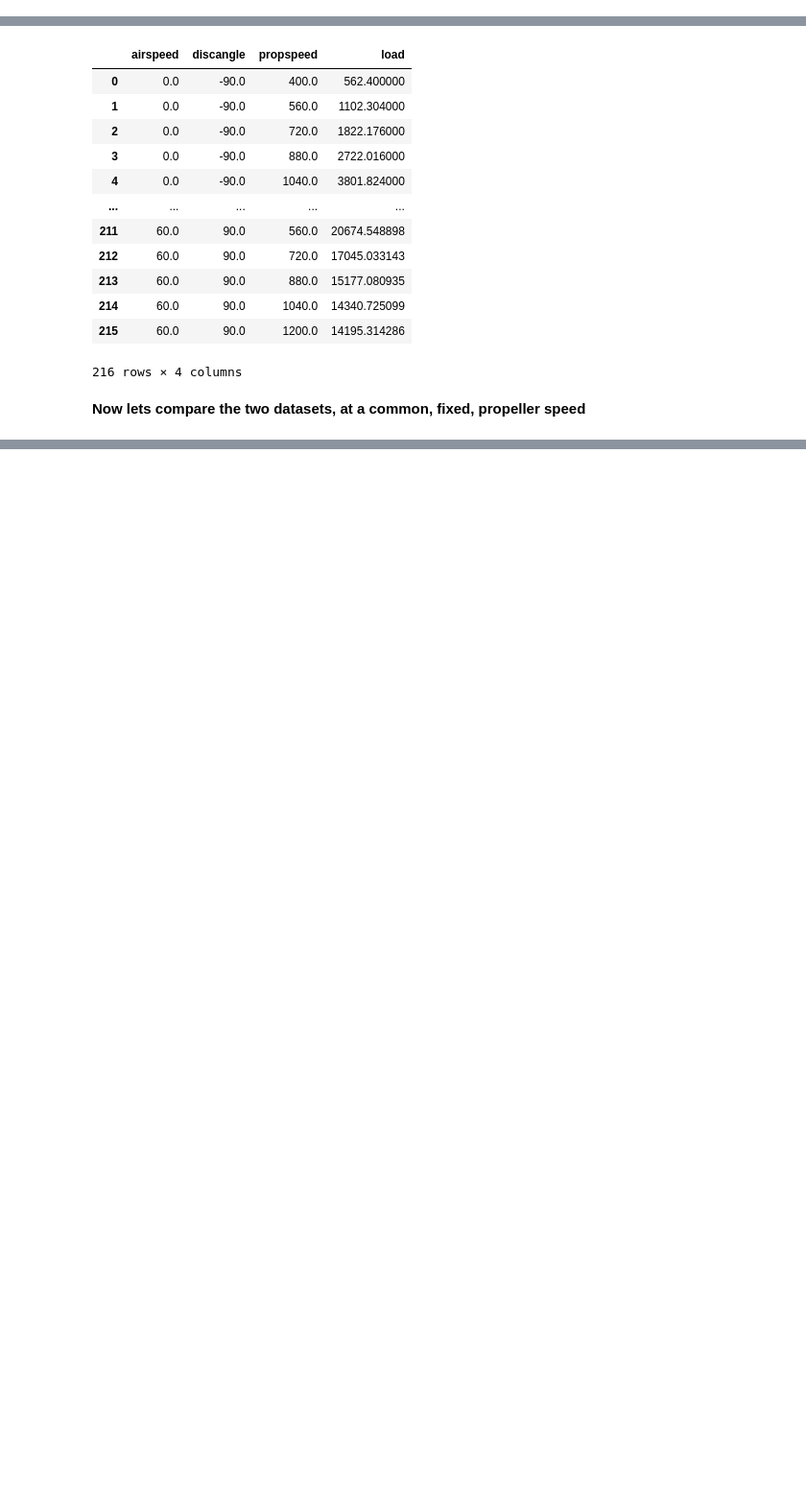
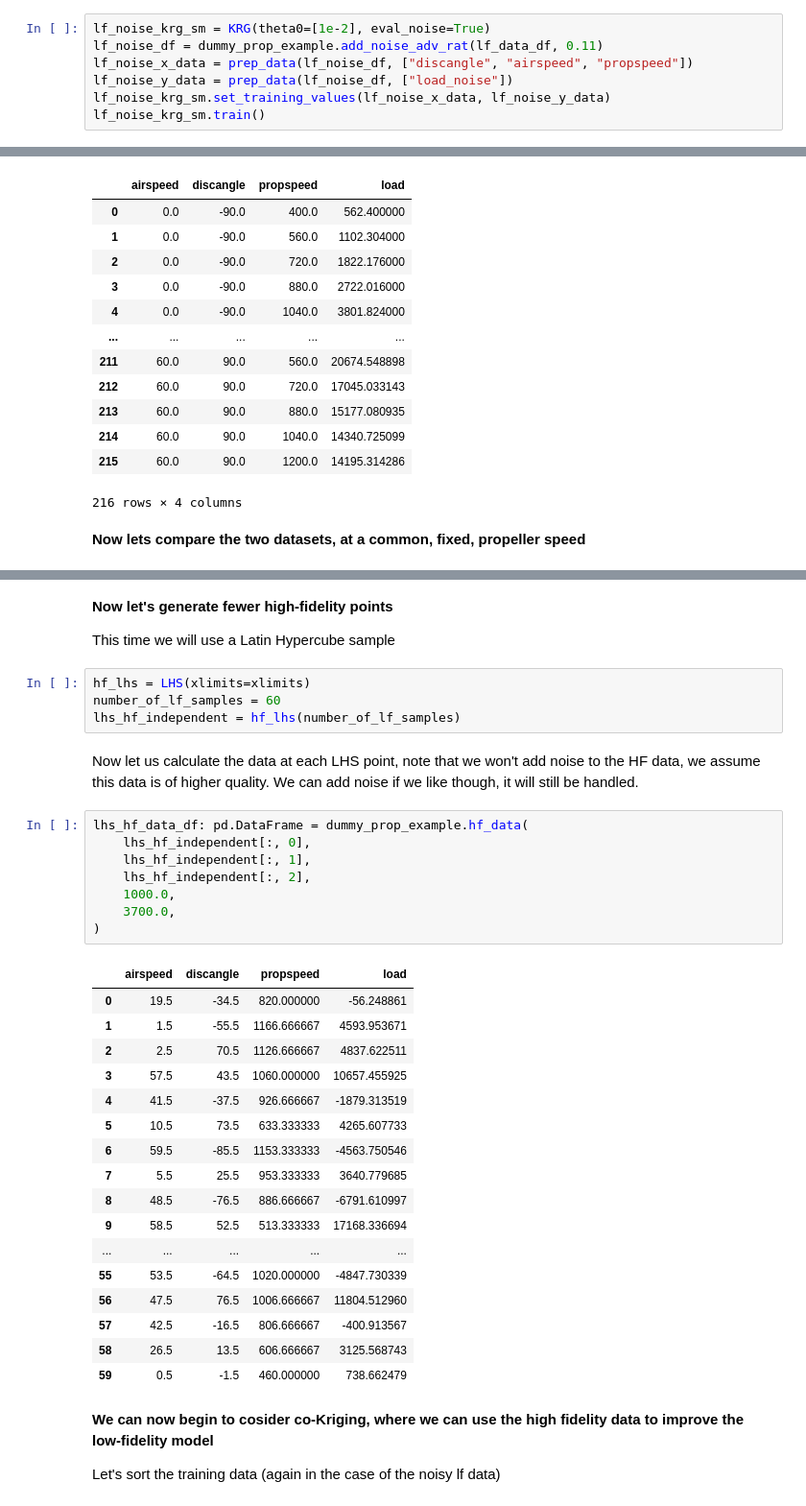
Before and after one commit to willjrh/unipy, a Jupyter notebook: example_problems/run_dummy_prop.ipynb, the cells around one changed output, grey strips where cells are left out. Shown at 96% size. Saved outputs shown, nothing was run; the diff lists cells and outputs as text; blank space fills up the shorter version.

Commit message:
Add co-Kriging prop example

```diff
--- a/example_problems/run_dummy_prop.ipynb
+++ b/example_problems/run_dummy_prop.ipynb
@@ -256,0 +285,7 @@ Although it should be noted that the variance is likely down to the sampling use
+# %%
+lf_noise_krg_sm = KRG(theta0=[1e-2], eval_noise=True)
+lf_noise_df = dummy_prop_example.add_noise_adv_rat(lf_data_df, 0.11)
+lf_noise_x_data = prep_data(lf_noise_df, ["discangle", "airspeed", "propspeed"])
+lf_noise_y_data = prep_data(lf_noise_df, ["load_noise"])
+lf_noise_krg_sm.set_training_values(lf_noise_x_data, lf_noise_y_data)
+lf_noise_krg_sm.train()
@@ -323,0 +437,40 @@ fig.update_layout(
+# %% [markdown]
+**Now let's generate fewer high-fidelity points**
+
+This time we will use a Latin Hypercube sample
+# %%
+hf_lhs = LHS(xlimits=xlimits)
+number_of_lf_samples = 60
+lhs_hf_independent = hf_lhs(number_of_lf_samples)
+# %% [markdown]
+Now let us calculate the data at each LHS point, note that we won't add noise to the HF data, we assume this data is of higher quality. We can add noise if we like though, it will still be handled.
+# %%
+lhs_hf_data_df: pd.DataFrame = dummy_prop_example.hf_data(
+    lhs_hf_independent[:, 0],
+    lhs_hf_independent[:, 1],
+    lhs_hf_independent[:, 2],
+    1000.0,
+    3700.0,
+)
+# %% [output]
+|  | airspeed | discangle | propspeed | load |
+| 0 | 19.5 | -34.5 | 820.000000 | -56.248861 |
+| 1 | 1.5 | -55.5 | 1166.666667 | 4593.953671 |
+| 2 | 2.5 | 70.5 | 1126.666667 | 4837.622511 |
+| 3 | 57.5 | 43.5 | 1060.000000 | 10657.455925 |
+| 4 | 41.5 | -37.5 | 926.666667 | -1879.313519 |
+| 5 | 10.5 | 73.5 | 633.333333 | 4265.607733 |
+| 6 | 59.5 | -85.5 | 1153.333333 | -4563.750546 |
+| 7 | 5.5 | 25.5 | 953.333333 | 3640.779685 |
+| 8 | 48.5 | -76.5 | 886.666667 | -6791.610997 |
+| 9 | 58.5 | 52.5 | 513.333333 | 17168.336694 |
+| ... | ... | ... | ... | ... |
+| 55 | 53.5 | -64.5 | 1020.000000 | -4847.730339 |
+| 56 | 47.5 | 76.5 | 1006.666667 | 11804.512960 |
+| 57 | 42.5 | -16.5 | 806.666667 | -400.913567 |
+| 58 | 26.5 | 13.5 | 606.666667 | 3125.568743 |
+| 59 | 0.5 | -1.5 | 460.000000 | 738.662479 |
+# %% [markdown]
+**We can now begin to cosider co-Kriging, where we can use the high fidelity data to improve the low-fidelity model**
+
+Let's sort the training data (again in the case of the noisy lf data)
```
Also changed, not shown: parts of 20 cells of this notebook, 1 other file.
